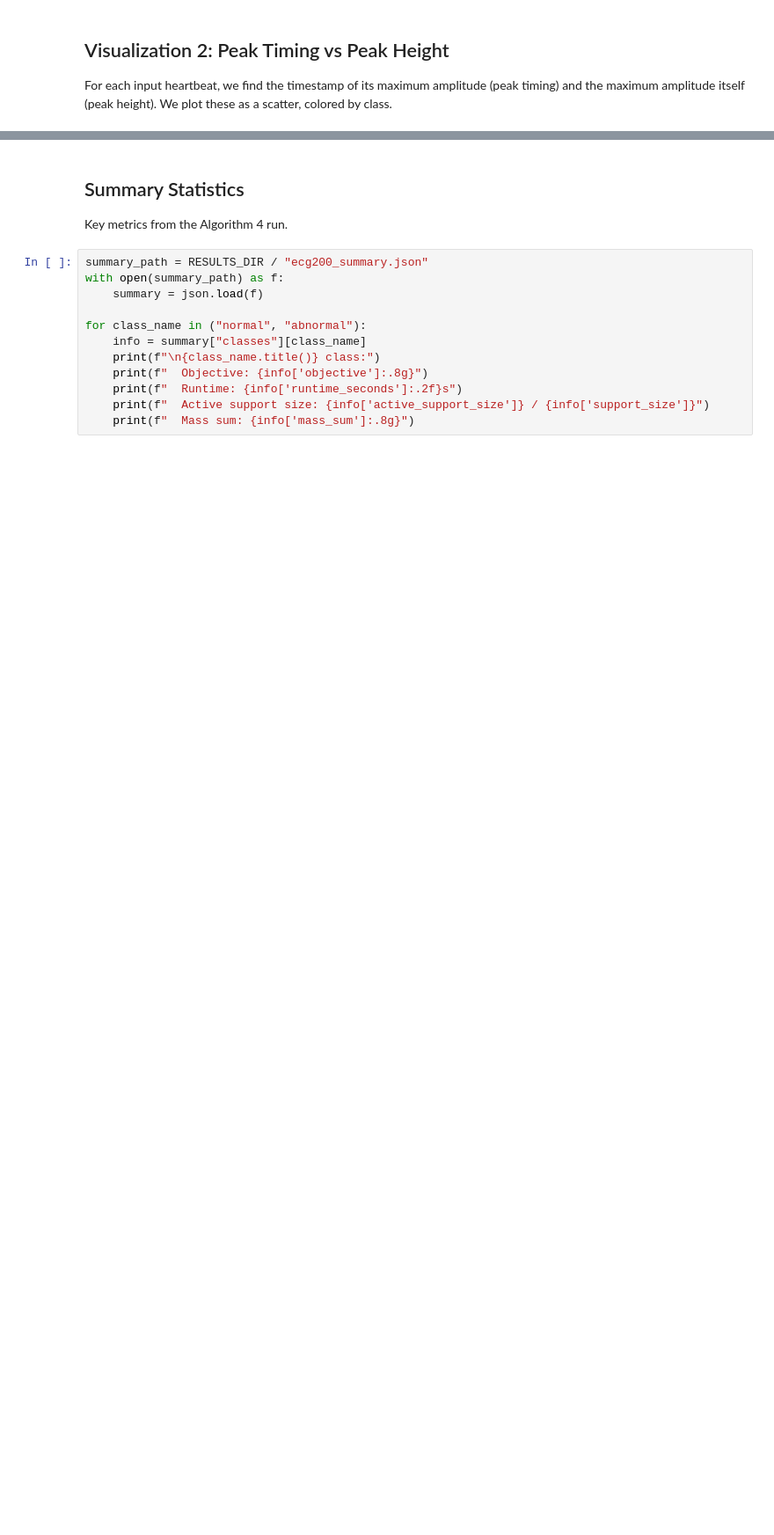
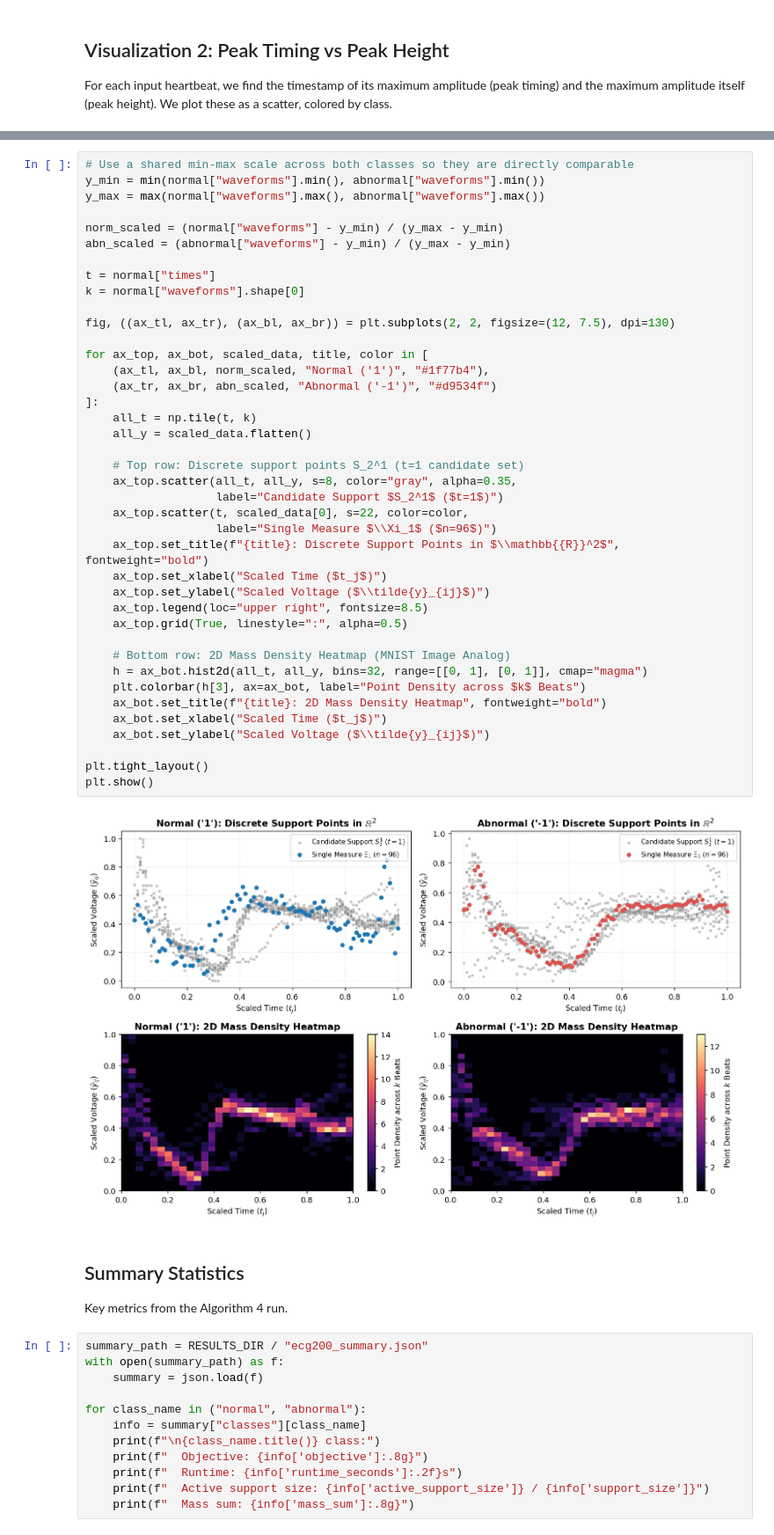
Before and after one commit to NicholasMatthewUtomo/fyp-barycenter-implementation, a Jupyter notebook: src/closing_gap_reproduction/results/ecg200_k10_n96_t2/ecg200_visualization.ipynb, the cells around one changed output, grey strips where cells are left out. Shown at 88% size. Cells and saved outputs as stored; diff of their text form; blank space fills up the shorter version.

```diff
--- a/src/closing_gap_reproduction/results/ecg200_k10_n96_t2/ecg200_visualization.ipynb
+++ b/src/closing_gap_reproduction/results/ecg200_k10_n96_t2/ecg200_visualization.ipynb
@@ -184,3 +173,45 @@ plt.show()
+# %%
+# Use a shared min-max scale across both classes so they are directly comparable
+y_min = min(normal["waveforms"].min(), abnormal["waveforms"].min())
+y_max = max(normal["waveforms"].max(), abnormal["waveforms"].max())
+
+norm_scaled = (normal["waveforms"] - y_min) / (y_max - y_min)
+abn_scaled = (abnormal["waveforms"] - y_min) / (y_max - y_min)
+
+t = normal["times"]
+k = normal["waveforms"].shape[0]
+
+fig, ((ax_tl, ax_tr), (ax_bl, ax_br)) = plt.subplots(2, 2, figsize=(12, 7.5), dpi=130)
+
+for ax_top, ax_bot, scaled_data, title, color in [
+    (ax_tl, ax_bl, norm_scaled, "Normal ('1')", "#1f77b4"),
+    (ax_tr, ax_br, abn_scaled, "Abnormal ('-1')", "#d9534f")
+]:
+    all_t = np.tile(t, k)
+    all_y = scaled_data.flatten()
+
+    # Top row: Discrete support points S_2^1 (t=1 candidate set)
+    ax_top.scatter(all_t, all_y, s=8, color="gray", alpha=0.35,
+                   label="Candidate Support $S_2^1$ ($t=1$)")
+    ax_top.scatter(t, scaled_data[0], s=22, color=color,
+                   label="Single Measure $\\Xi_1$ ($n=96$)")
+    ax_top.set_title(f"{title}: Discrete Support Points in $\\mathbb{{R}}^2$", fontweight="bold")
+    ax_top.set_xlabel("Scaled Time ($t_j$)")
+    ax_top.set_ylabel("Scaled Voltage ($\\tilde{y}_{ij}$)")
+    ax_top.legend(loc="upper right", fontsize=8.5)
+    ax_top.grid(True, linestyle=":", alpha=0.5)
+
+    # Bottom row: 2D Mass Density Heatmap (MNIST Image Analog)
+    h = ax_bot.hist2d(all_t, all_y, bins=32, range=[[0, 1], [0, 1]], cmap="magma")
+    plt.colorbar(h[3], ax=ax_bot, label="Point Density across $k$ Beats")
+    ax_bot.set_title(f"{title}: 2D Mass Density Heatmap", fontweight="bold")
+    ax_bot.set_xlabel("Scaled Time ($t_j$)")
+    ax_bot.set_ylabel("Scaled Voltage ($\\tilde{y}_{ij}$)")
+
+plt.tight_layout()
+plt.show()
+# %% [output]
+[figure, added]
 # %% [markdown]
 ## Summary Statistics
 
```
Also changed, not shown: parts of 9 cells of this notebook.
